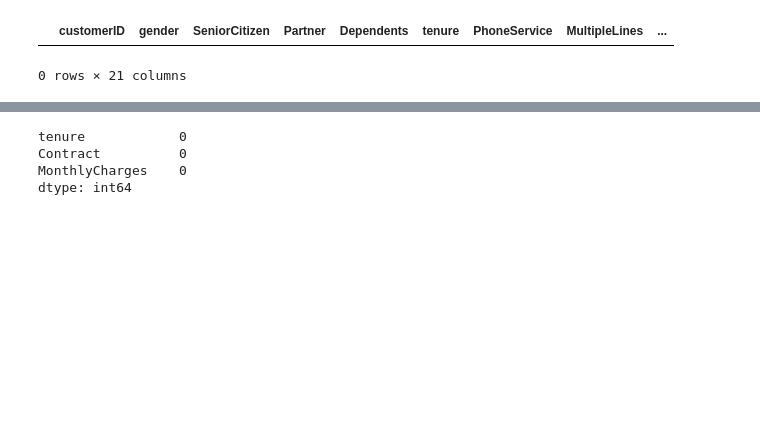
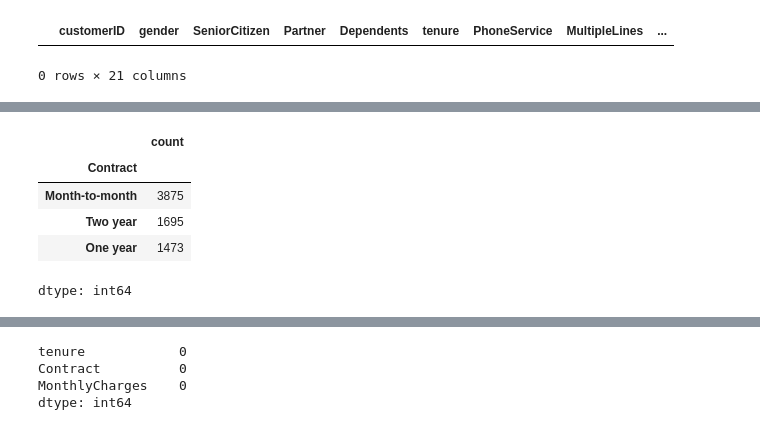
Before and after one commit to youssefkamel02/AI-milestone, a Jupyter notebook: trial-1.ipynb, the cells around one changed output, grey strips where cells are left out. Drawn from its saved outputs; the diff is of its cells as text; code cells hidden in the pictures; blank space fills up the shorter version.

```diff
--- a/trial-1.ipynb
+++ b/trial-1.ipynb
@@ -162,0 +179,9 @@ memory usage: 1.1+ MB
+# %%
+df["Contract"].value_counts()
+# %% [output]
+|  | count |
+| Contract |  |
+| Month-to-month | 3875 |
+| Two year | 1695 |
+| One year | 1473 |
+dtype: int64
```
Also changed, not shown: parts of 11 cells of this notebook.
